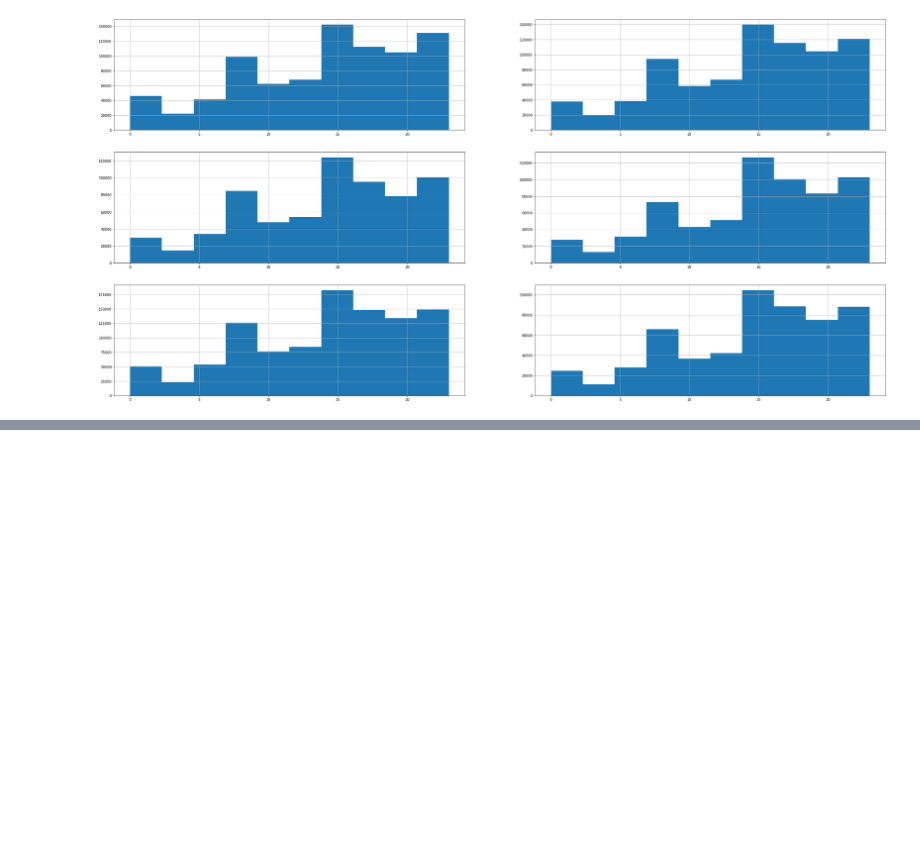
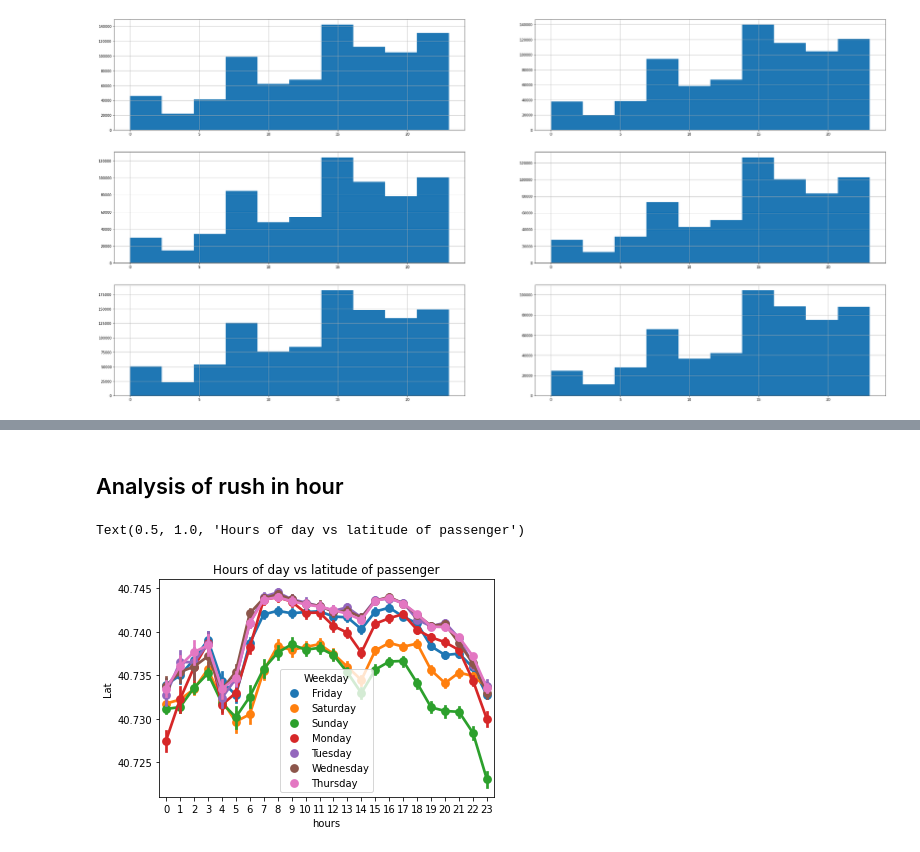
Before and after one commit to abagla18/ineuron_MLDL, a Jupyter notebook: DA_Hands-on_projects/1_Uber_NY_DA.ipynb, the cells around one changed output, grey strips where cells are left out. Cells and saved outputs as stored; diff of their text form; code cells hidden in the pictures; blank space fills up the shorter version.

```diff
--- a/DA_Hands-on_projects/1_Uber_NY_DA.ipynb
+++ b/DA_Hands-on_projects/1_Uber_NY_DA.ipynb
@@ -171,0 +243,8 @@ for i,month in enumerate(df1['month'].unique()):
+# %% [markdown]
+## Analysis of rush in hour
+# %%
+ax=sns.pointplot(x='hours',y='Lat',data=df1,hue='Weekday')
+ax.set_title('Hours of day vs latitude of passenger')
+# %% [output]
+Text(0.5, 1.0, 'Hours of day vs latitude of passenger')
+[figure, added]
```
Also changed, not shown: parts of 12 cells of this notebook.
